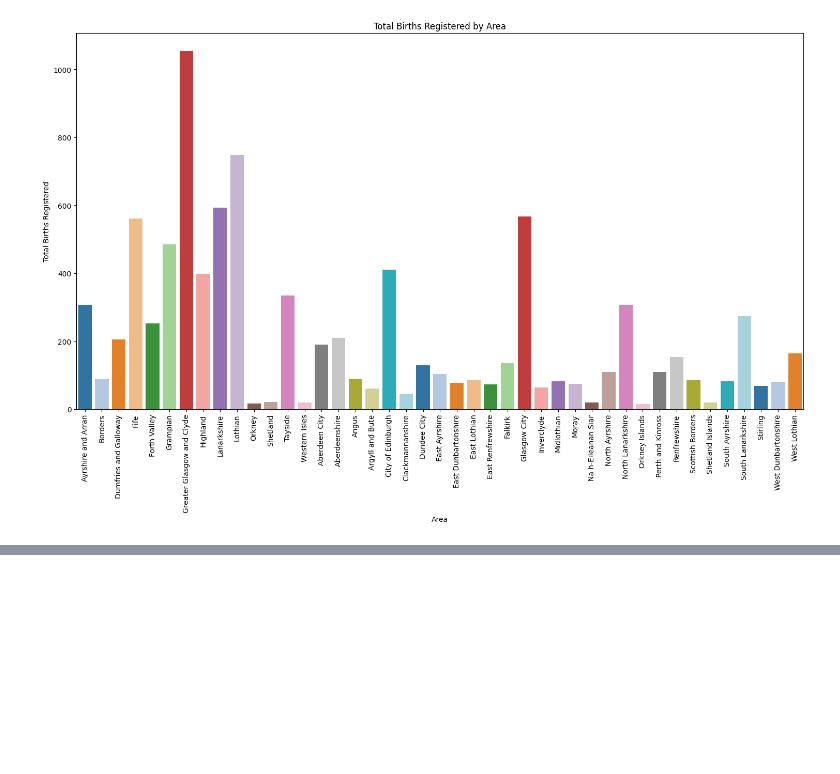
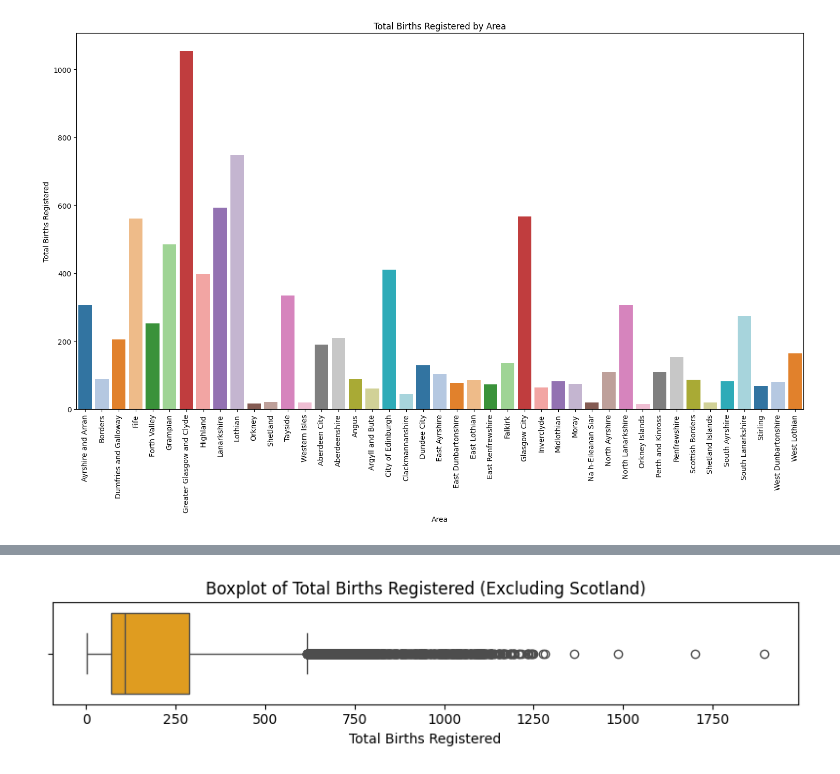
Before and after one commit to umairabid205/scotland-birth-forecast, a Jupyter notebook: data/processed/preprocessing.ipynb, the cells around one changed output, grey strips where cells are left out. Cells and saved outputs as stored; diff of their text form; code cells hidden in the pictures; blank space fills up the shorter version.

```diff
--- a/data/processed/join_tables.ipynb
+++ b/data/processed/preprocessing.ipynb
@@ -182,0 +197,10 @@ plt.show()
+# %%
+# Filter data for Jan 1998 to Dec 2022
+mask = (
+    (data_no_scotland['Year'] > 1998) |
+    ((data_no_scotland['Year'] == 1998) & (data_no_scotland['Month'] >= 'January'))
+) & (
+    (data_no_scotland['Year'] < 2022) |
+    ((data_no_scotland['Year'] == 2022) & (data_no_scotland['Month'] <= 'December'))
+)
+df = data_no_scotland[mask]
@@ -182,0 +219,10 @@ plt.show()
+# %%
+# Boxplot
+plt.figure(figsize=(8, 2))
+sns.boxplot(x=df['Births registered total'], color='orange')
+plt.title('Boxplot of Total Births Registered (Excluding Scotland)')
+plt.xlabel('Total Births Registered')
+plt.tight_layout()
+plt.show()
+# %% [output]
+[figure, added]
```
Also changed, not shown: parts of 19 cells of this notebook, 25 other files.
